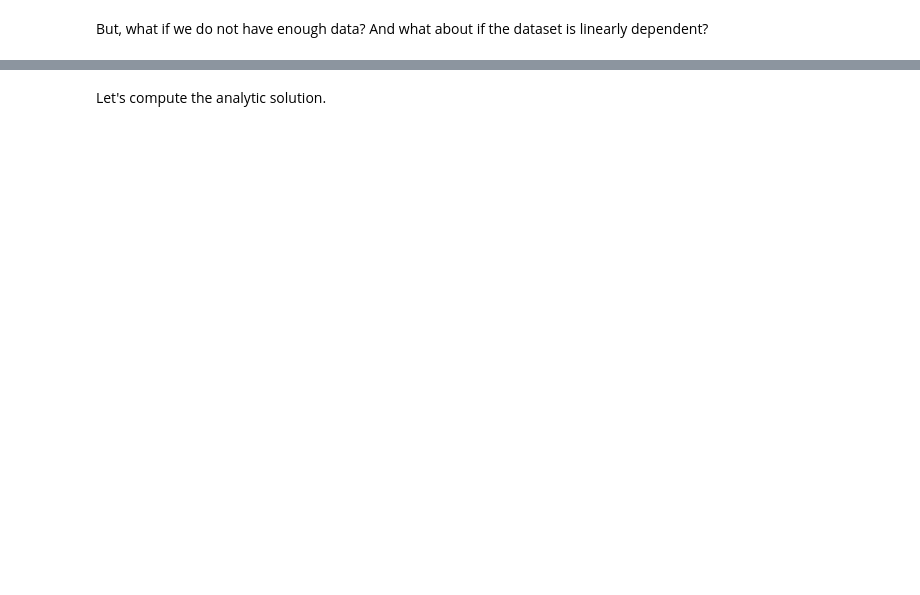
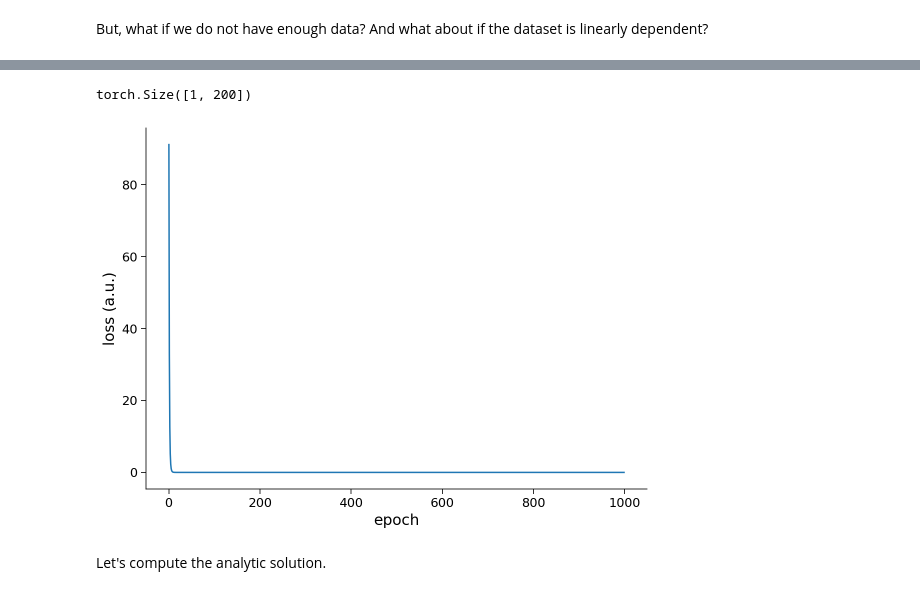
Before and after one commit to miltondp/k99_courses, a Jupyter notebook: cis_522/classes/01_24-week2/CIS_522_W2D1_Tutorial_–_Student_Version.ipynb, the cells around one changed output, grey strips where cells are left out. Cells and saved outputs as stored; diff of their text form; code cells hidden in the pictures; blank space fills up the shorter version.

```diff
--- a/cis_522/classes/01_24-week2/CIS_522_W2D1_Tutorial_–_Student_Version.ipynb
+++ b/cis_522/classes/01_24-week2/CIS_522_W2D1_Tutorial_–_Student_Version.ipynb
@@ -996,34 +1010,37 @@ net = nn.Sequential(nn.Linear(X.shape[0], 1))
 net[0].weight.data.fill_(0)
 net[0].bias.data.fill_(0)
 print(net[0].weight.shape)
 
 loss = nn.MSELoss()
 
 optimizer = torch.optim.SGD(net.parameters(), lr=1e-2)
 
 losses = []
 
 epoch_range = trange(num_epochs, desc="loss: ", leave=True)
 
 for epoch in epoch_range:
     if losses:
         epoch_range.set_description("loss: {:.6f}".format(losses[-1]))
         epoch_range.refresh()  # to show immediately the update
 
     l = loss(net(X.T), y)
     l.backward()
     optimizer.step()
     optimizer.zero_grad()
     l = loss(net(X.T), y)
-    losses.append(l)
+    losses.append(l.detach())
 
 y_hat = net(X.T).reshape(-1, 1)
 
 plt.figure()
 plt.plot(range(num_epochs), losses)
 plt.xlabel("epoch")
 plt.ylabel("loss (a.u.)")
 plt.show()
+# %% [output]
+torch.Size([1, 200])
+[figure, added]
 # %% [markdown]
 Let's compute the analytic solution.
 # %%
```
Also changed, not shown: parts of 10 cells of this notebook.
